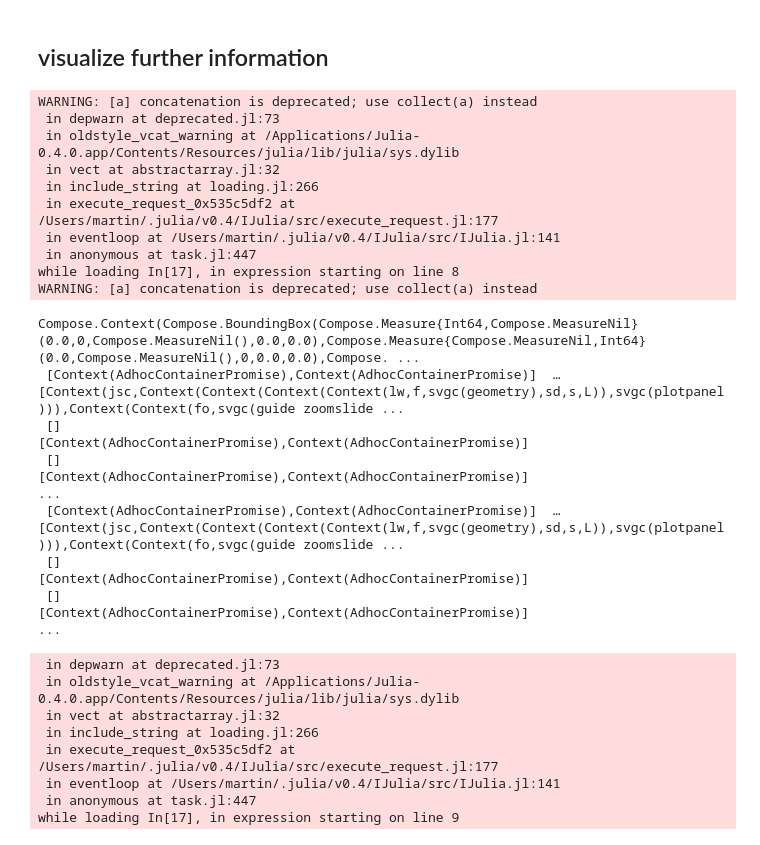
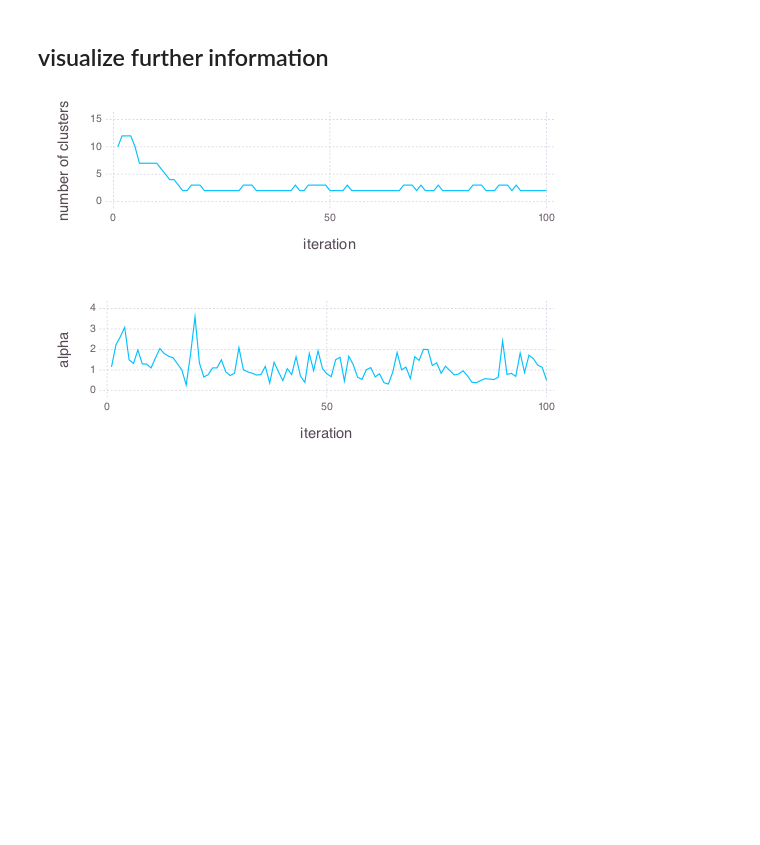
Before and after one commit to trappmartin/BNP.jl, a Jupyter notebook: demos/Dirichlet Process Mixture Model.ipynb, the cells around one changed output. Cells and saved outputs as stored; diff of their text form; code cells hidden in the pictures; blank space fills up the shorter version.

```diff
--- a/demos/Dirichlet Process Mixture Model.ipynb
+++ b/demos/Dirichlet Process Mixture Model.ipynb
@@ -66,38 +92,22 @@ Plot(...)
 # %%
 # number of clusters
 C = [length(unique(x.Z)) for x in result]
 
 # alpha parameter
 A = map(x -> x.α, result)
 
 # plot
-p1 = plot(x = [1:size(result, 1)], y = C, Geom.line)
-p2 = plot(x = [1:size(result, 1)], y = A, Geom.line)
+p1 = plot( x = collect(1:size(result, 1)),
+            y = C, Geom.line,
+            Guide.xlabel("iteration"),
+            Guide.ylabel("number of clusters", orientation=:vertical) )
+p2 = plot( x = collect(1:size(result, 1)),
+            y = A,
+            Geom.line,
+            Guide.xlabel("iteration"),
+            Guide.ylabel("alpha", orientation=:vertical) )
 
+# stack together
 vstack(p1, p2)
 # %% [output]
-WARNING: [a] concatenation is deprecated; use collect(a) instead
- in depwarn at deprecated.jl:73
- in oldstyle_vcat_warning at /Applications/Julia-0.4.0.app/Contents/Resources/julia/lib/julia/sys.dylib
- in vect at abstractarray.jl:32
- in include_string at loading.jl:266
- in execute_request_0x535c5df2 at /Users/martin/.julia/v0.4/IJulia/src/execute_request.jl:177
- in eventloop at /Users/martin/.julia/v0.4/IJulia/src/IJulia.jl:141
- in anonymous at task.jl:447
-while loading In[17], in expression starting on line 8
-WARNING: [a] concatenation is deprecated; use collect(a) instead
-Compose.Context(Compose.BoundingBox(Compose.Measure{Int64,Compose.MeasureNil}(0.0,0,Compose.MeasureNil(),0.0,0.0),Compose.Measure{Compose.MeasureNil,Int64}(0.0,Compose.MeasureNil(),0,0.0,0.0),Compose. ...
- [Context(AdhocContainerPromise),Context(AdhocContainerPromise)]  …  [Context(jsc,Context(Context(Context(Context(lw,f,svgc(geometry),sd,s,L)),svgc(plotpanel))),Context(Context(fo,svgc(guide zoomslide ...
- []                                                                  [Context(AdhocContainerPromise),Context(AdhocContainerPromise)]
- []                                                                  [Context(AdhocContainerPromise),Context(AdhocContainerPromise)]                                                                     ...
- [Context(AdhocContainerPromise),Context(AdhocContainerPromise)]  …  [Context(jsc,Context(Context(Context(Context(lw,f,svgc(geometry),sd,s,L)),svgc(plotpanel))),Context(Context(fo,svgc(guide zoomslide ...
- []                                                                  [Context(AdhocContainerPromise),Context(AdhocContainerPromise)]
- []                                                                  [Context(AdhocContainerPromise),Context(AdhocContainerPromise)]                                                                     ...
- in depwarn at deprecated.jl:73
- in oldstyle_vcat_warning at /Applications/Julia-0.4.0.app/Contents/Resources/julia/lib/julia/sys.dylib
- in vect at abstractarray.jl:32
- in include_string at loading.jl:266
- in execute_request_0x535c5df2 at /Users/martin/.julia/v0.4/IJulia/src/execute_request.jl:177
- in eventloop at /Users/martin/.julia/v0.4/IJulia/src/IJulia.jl:141
- in anonymous at task.jl:447
-while loading In[17], in expression starting on line 9
+[figure, added]
```
Also changed, not shown: parts of 11 cells of this notebook, 6 other files.
